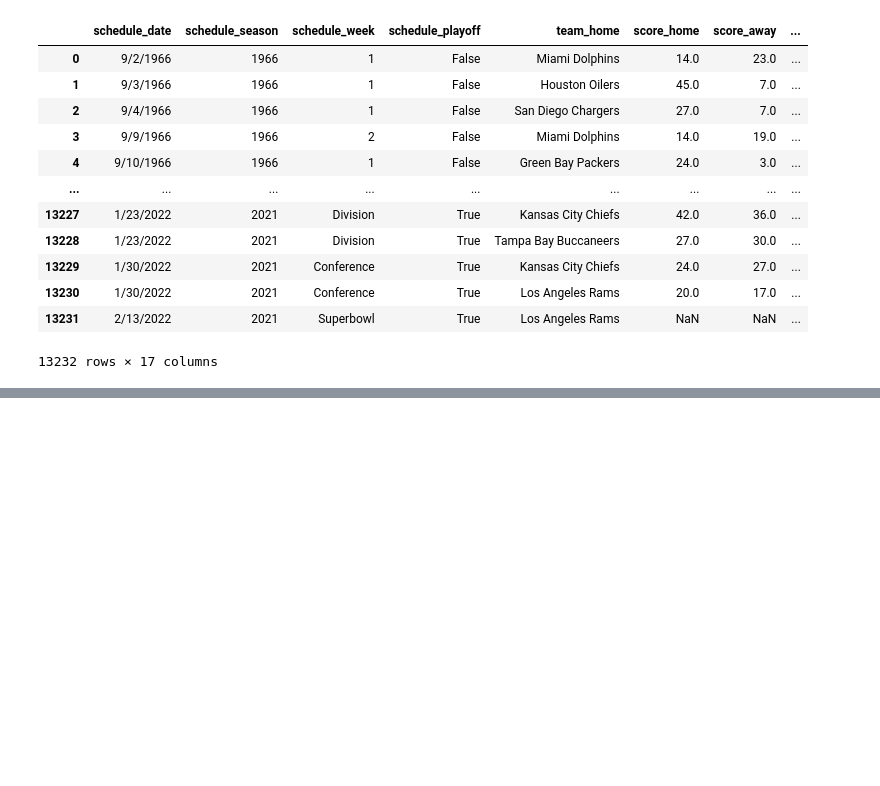
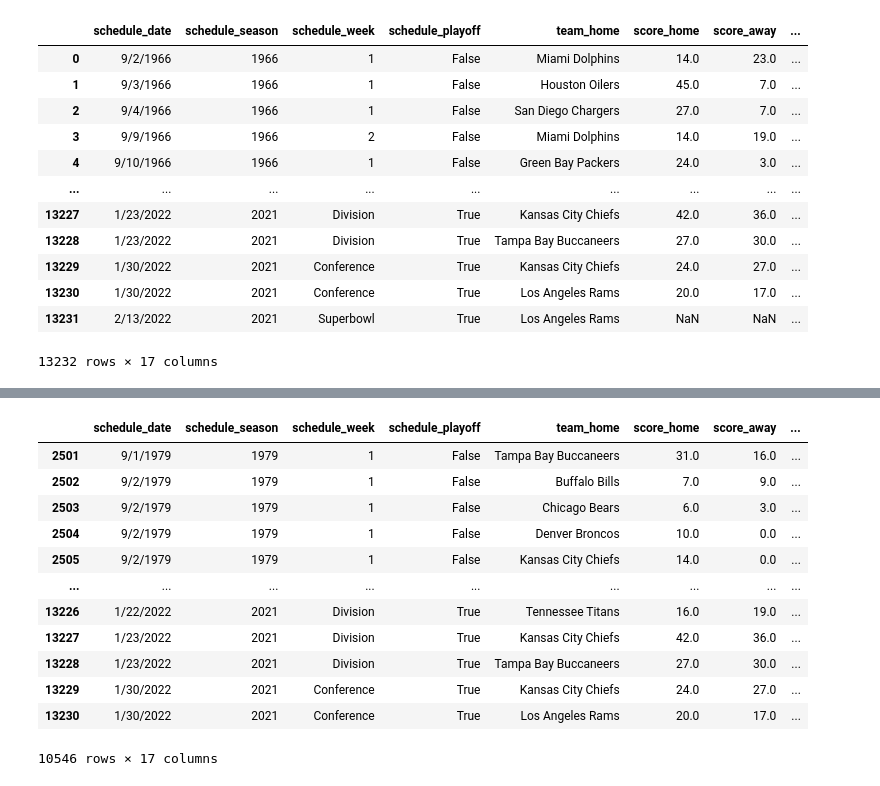
Before and after one commit to rgthomps/NFL-Gambling-2.0, a Jupyter notebook: Notebooks/Reese/NFL Gambling - Reese.ipynb, the cells around one changed output, grey strips where cells are left out. Saved outputs shown, nothing was run; the diff lists cells and outputs as text; code cells hidden in the pictures; blank space fills up the shorter version.

```diff
--- a/Notebooks/Reese/NFL Gambling - Reese.ipynb
+++ b/Notebooks/Reese/NFL Gambling - Reese.ipynb
@@ -23,8 +20,8 @@ stadiums_data
 | 105 | Yankee Stadium | Bronx, NY | NaN | NaN | outdoor | NaN | ... |
 106 rows × 15 columns
 # %%
-Ga_data = pd.read_csv("../../Data/spreadspoke_scores.csv")
-teams_data
+df = pd.read_csv("../../Data/spreadspoke_scores.csv")
+df
 # %% [output]
 |  | schedule_date | schedule_season | schedule_week | schedule_playoff | team_home | score_home | score_away | ... |
 | 0 | 9/2/1966 | 1966 | 1 | False | Miami Dolphins | 14.0 | 23.0 | ... |
@@ -41,0 +71,19 @@ teams_data
+# %%
+df = df.loc[(df['schedule_season'] >= 1979) & (df['schedule_week'] != 'Superbowl')]
+df = df.loc[df['team_favorite_id'] != "PICK"]
+df
+# superbowl, 1979, take out PICK from team favorite,
+# %% [output]
+|  | schedule_date | schedule_season | schedule_week | schedule_playoff | team_home | score_home | score_away | ... |
+| 2501 | 9/1/1979 | 1979 | 1 | False | Tampa Bay Buccaneers | 31.0 | 16.0 | ... |
+| 2502 | 9/2/1979 | 1979 | 1 | False | Buffalo Bills | 7.0 | 9.0 | ... |
+| 2503 | 9/2/1979 | 1979 | 1 | False | Chicago Bears | 6.0 | 3.0 | ... |
+| 2504 | 9/2/1979 | 1979 | 1 | False | Denver Broncos | 10.0 | 0.0 | ... |
+| 2505 | 9/2/1979 | 1979 | 1 | False | Kansas City Chiefs | 14.0 | 0.0 | ... |
+| ... | ... | ... | ... | ... | ... | ... | ... | ... |
+| 13226 | 1/22/2022 | 2021 | Division | True | Tennessee Titans | 16.0 | 19.0 | ... |
+| 13227 | 1/23/2022 | 2021 | Division | True | Kansas City Chiefs | 42.0 | 36.0 | ... |
+| 13228 | 1/23/2022 | 2021 | Division | True | Tampa Bay Buccaneers | 27.0 | 30.0 | ... |
+| 13229 | 1/30/2022 | 2021 | Conference | True | Kansas City Chiefs | 24.0 | 27.0 | ... |
+| 13230 | 1/30/2022 | 2021 | Conference | True | Los Angeles Rams | 20.0 | 17.0 | ... |
+10546 rows × 17 columns
```
Also changed, not shown: parts of 49 cells of this notebook.
